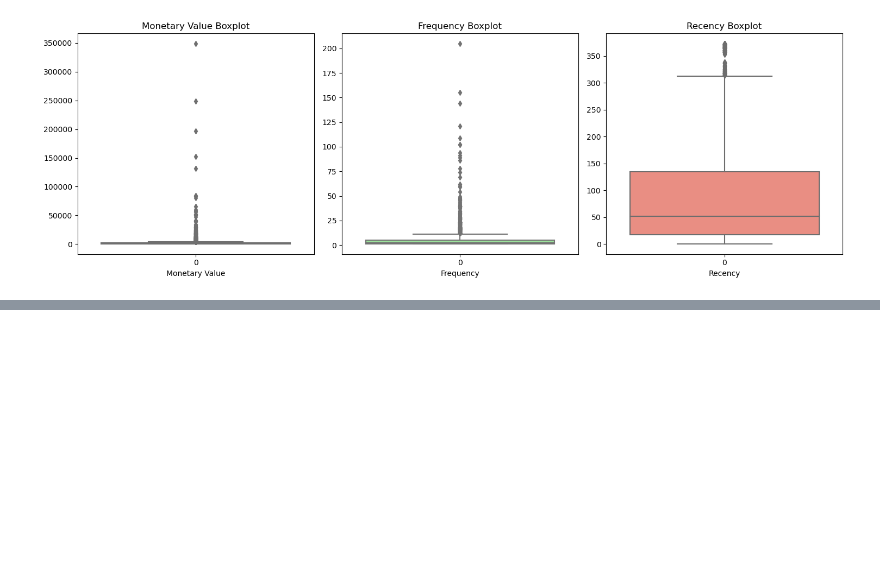
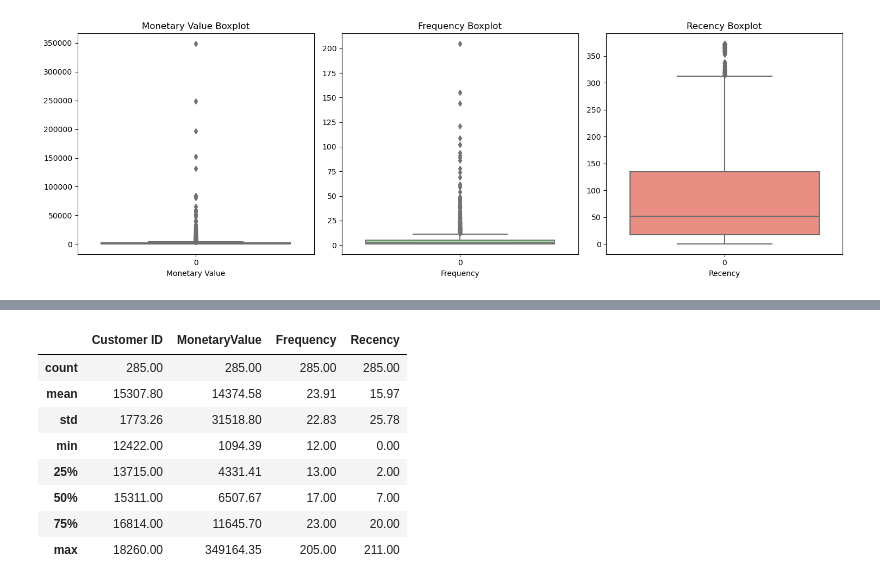
Before and after one commit to Vivek-Nandal/online-retail-ii, a Jupyter notebook: online_retail_data_clustering.ipynb, the cells around one changed output, grey strips where cells are left out. Cells and saved outputs as stored; diff of their text form; code cells hidden in the pictures; blank space fills up the shorter version.

```diff
--- a/online_retail_data_clustering.ipynb
+++ b/online_retail_data_clustering.ipynb
@@ -375,0 +394,18 @@ plt.show()
+# %%
+F_Q1 = aggregated_df["Frequency"].quantile(0.25)
+F_Q3 = aggregated_df["Frequency"].quantile(0.75)
+F_IQR = F_Q3 - F_Q1
+
+frequency_Outliers_df = aggregated_df[(aggregated_df["Frequency"] > (F_Q3 + 1.5 * F_IQR)) | (aggregated_df["Frequency"] < (F_Q1 - 1.5 * F_IQR))].copy()
+
+frequency_Outliers_df.describe()
+# %% [output]
+|  | Customer ID | MonetaryValue | Frequency | Recency |
+| count | 285.00 | 285.00 | 285.00 | 285.00 |
+| mean | 15307.80 | 14374.58 | 23.91 | 15.97 |
+| std | 1773.26 | 31518.80 | 22.83 | 25.78 |
+| min | 12422.00 | 1094.39 | 12.00 | 0.00 |
+| 25% | 13715.00 | 4331.41 | 13.00 | 2.00 |
+| 50% | 15311.00 | 6507.67 | 17.00 | 7.00 |
+| 75% | 16814.00 | 11645.70 | 23.00 | 20.00 |
+| max | 18260.00 | 349164.35 | 205.00 | 211.00 |
```
Also changed, not shown: parts of 3 cells of this notebook.
